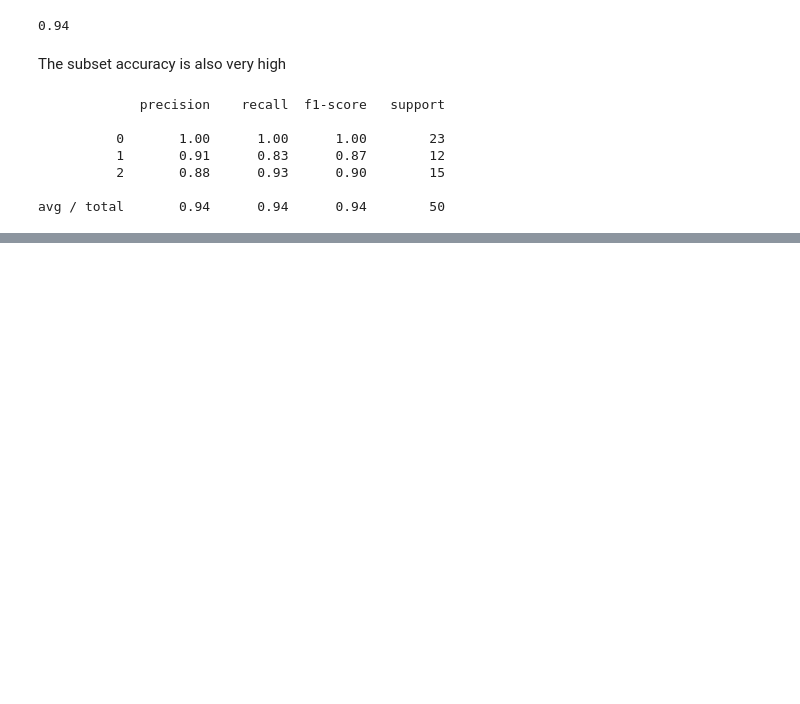
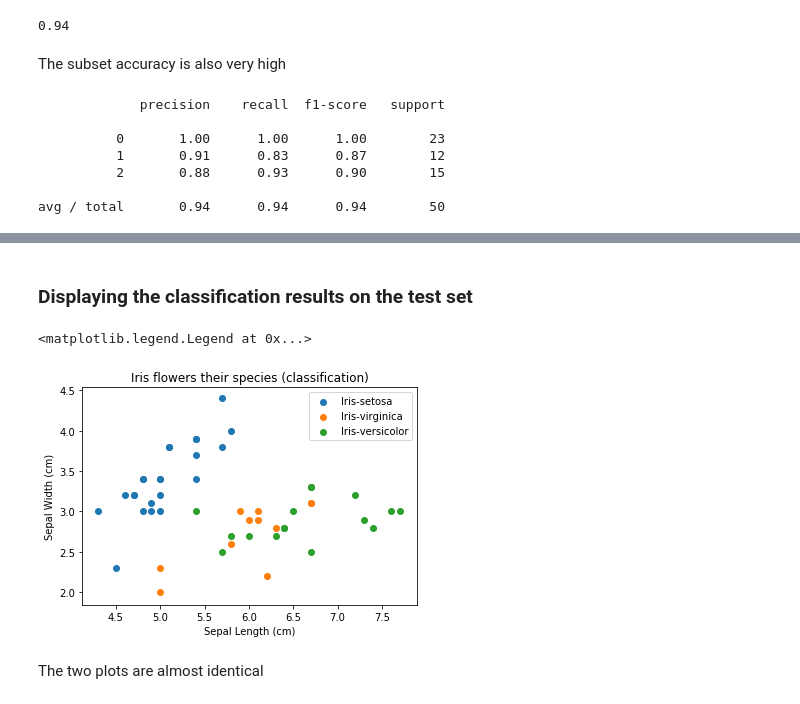
Before and after one commit to ericdasse28/iris-dataset-classification, a Jupyter notebook: Iris_dataset.ipynb, the cells around one changed output, grey strips where cells are left out. Cells and saved outputs as stored; diff of their text form; code cells hidden in the pictures; blank space fills up the shorter version.

```diff
--- a/Iris_dataset.ipynb
+++ b/Iris_dataset.ipynb
@@ -118,0 +138,17 @@ avg / total       0.94      0.94      0.94        50
+# %% [markdown]
+### Displaying the classification results on the test set
+# %%
+classes = set(predict)
+class_names = set(encoder.inverse_transform(predict))
+for name, index in zip(class_names, classes):
+    plt.scatter(X_test[predict == index, 0], X_test[predict == index, 1],
+                label=name)
+plt.title("Iris flowers their species (classification)")
+plt.xlabel("Sepal Length (cm)")
+plt.ylabel("Sepal Width (cm)")
+plt.legend()
+# %% [output]
+<matplotlib.legend.Legend at 0x...>
+[figure, added]
+# %% [markdown]
+The two plots are almost identical
```
Also changed, not shown: parts of 4 cells of this notebook.
